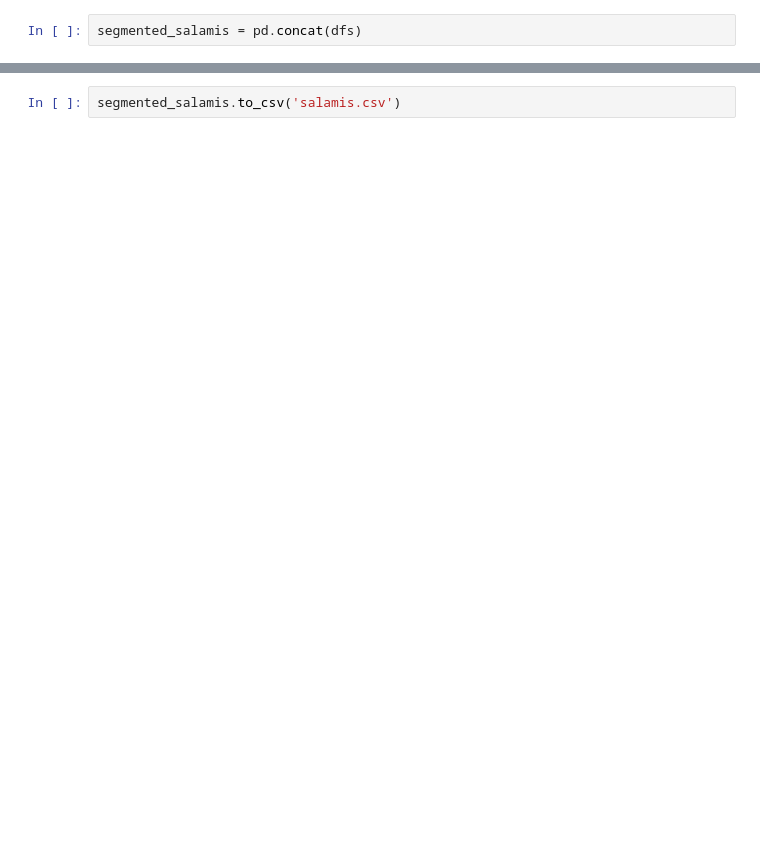
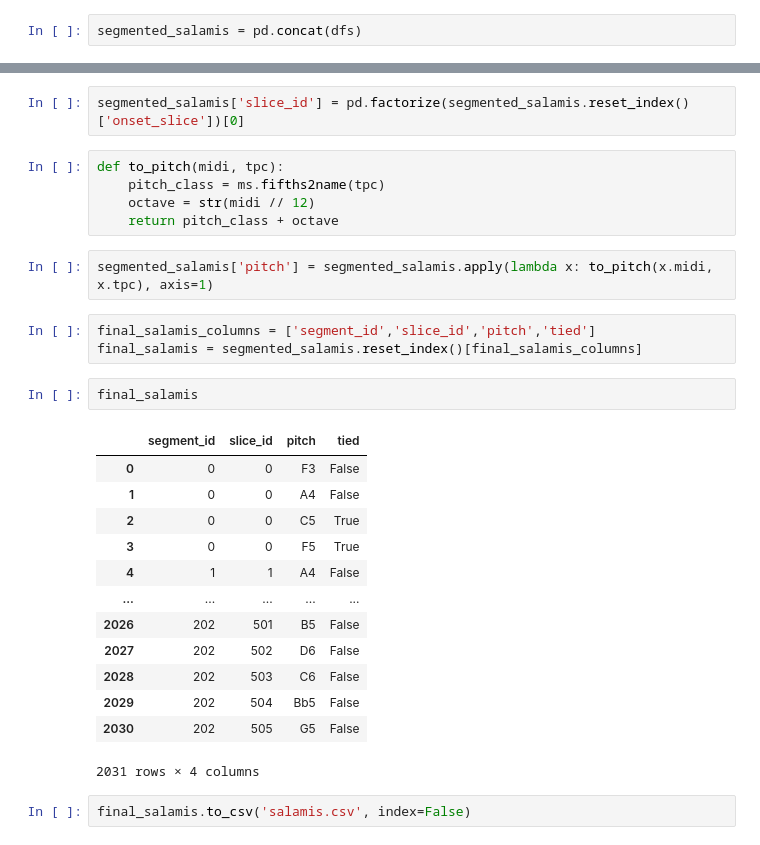
Before and after one commit to judah-daniels/protovoices-haskell, a Jupyter notebook: preprocessing/preprocess.ipynb, the cells around one changed output, grey strips where cells are left out. Drawn from its saved outputs; the diff is of its cells as text; blank space fills up the shorter version.

Commit message:
Translate Tonal pitch call and midi to spelled pitch

```diff
--- a/preprocessing/preprocess.ipynb
+++ b/preprocessing/preprocess.ipynb
@@ -226,2 +163,30 @@ segmented_salamis.reset_index()
+# %%
+segmented_salamis['slice_id'] = pd.factorize(segmented_salamis.reset_index()['onset_slice'])[0]
+# %%
+def to_pitch(midi, tpc):
+    pitch_class = ms.fifths2name(tpc)
+    octave = str(midi // 12)
+    return pitch_class + octave
+# %%
+segmented_salamis['pitch'] = segmented_salamis.apply(lambda x: to_pitch(x.midi, x.tpc), axis=1)
+# %%
+final_salamis_columns = ['segment_id','slice_id','pitch','tied']
+final_salamis = segmented_salamis.reset_index()[final_salamis_columns]
+# %%
+final_salamis
+# %% [output]
+|  | segment_id | slice_id | pitch | tied |
+| 0 | 0 | 0 | F3 | False |
+| 1 | 0 | 0 | A4 | False |
+| 2 | 0 | 0 | C5 | True |
+| 3 | 0 | 0 | F5 | True |
+| 4 | 1 | 1 | A4 | False |
+| ... | ... | ... | ... | ... |
+| 2026 | 202 | 501 | B5 | False |
+| 2027 | 202 | 502 | D6 | False |
+| 2028 | 202 | 503 | C6 | False |
+| 2029 | 202 | 504 | Bb5 | False |
+| 2030 | 202 | 505 | G5 | False |
+2031 rows × 4 columns
 # %%
-segmented_salamis.to_csv('salamis.csv')
+final_salamis.to_csv('salamis.csv', index=False)
```
Also changed, not shown: parts of 22 cells of this notebook.
